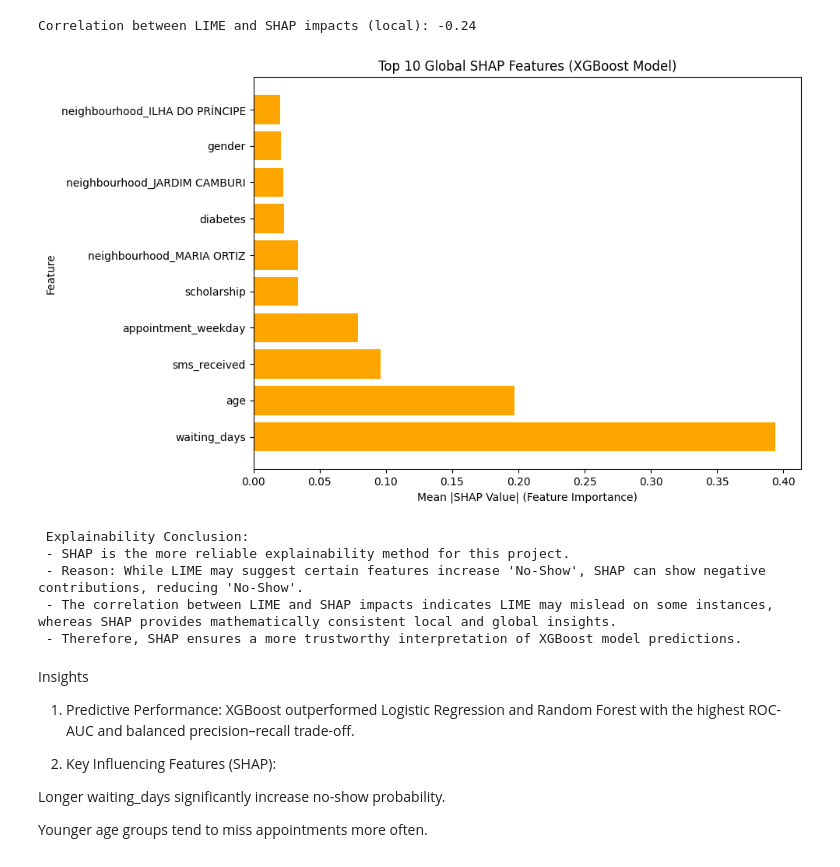
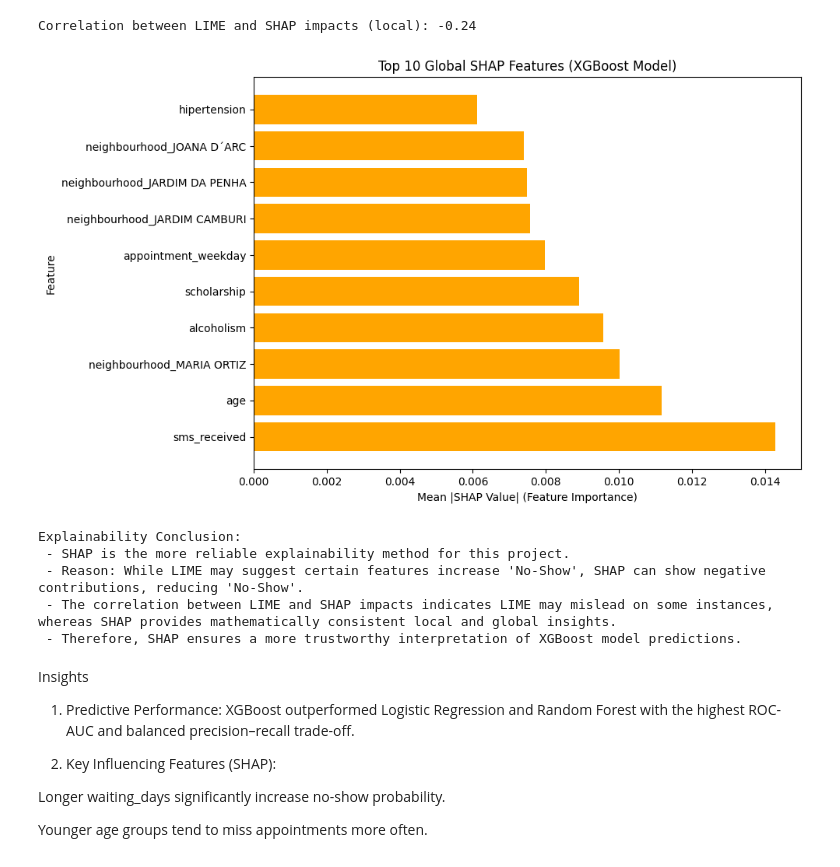
Before and after one commit to codedbyanakha/patient-no-show-prediction, a Jupyter notebook: Mini_project1.ipynb, the cells around one changed output. Saved outputs shown, nothing was run; the diff lists cells and outputs as text; code cells hidden in the pictures.

```diff
--- a/Mini_project1.ipynb
+++ b/Mini_project1.ipynb
@@ -858,39 +858,48 @@ print(f"Correlation between LIME and SHAP impacts (local): {corr:.2f}")
 [figure]
 Correlation between LIME and SHAP impacts (local): -0.24
 # %%
-# Conclusion
-# Top 10 Global SHAP Features
+# Global SHAP Setup (to define shap_values)
+import shap
+import pandas as pd
+
+# Prepare a smaller test sample for SHAP visualization (for speed)
+X_test_sample = pd.DataFrame(X_test_scaled[:200], columns=X_test.columns)
+features = X_test.columns  # Redundant, but kept for clarity
+
+# Initialize SHAP Explainer
+explainer = shap.Explainer(model_xgb.predict_proba, X_test_sample)
+shap_values = explainer(X_test_sample)  # This defines shap_values as Explanation object
+
+# Conclusion: Top 10 Global SHAP Features
 import numpy as np
 import matplotlib.pyplot as plt
 
-# Handle shap_values if it's a list (multi-class) vs array
-shap_array = shap_values
-if isinstance(shap_values, list):
-    shap_array = shap_values[1]  # class 1 ('No-Show')
+# Access SHAP values for class 1 ('No-Show') from the Explanation object
+shap_class1 = shap_values.values[..., 1]  # Shape: (n_samples, n_features)
 
 # Compute mean absolute SHAP values across all samples
-mean_abs_shap = np.abs(shap_array).mean(axis=0)
+mean_abs_shap = np.abs(shap_class1).mean(axis=0)
 
 # Top 10 features by importance
 top_features_idx = np.argsort(mean_abs_shap)[-10:]
 top_features = X_test.columns[top_features_idx]
 top_shap_vals = mean_abs_shap[top_features_idx]
 
 # Horizontal bar plot
-plt.figure(figsize=(10,6))
+plt.figure(figsize=(10, 6))
 plt.barh(top_features, top_shap_vals, color="orange")
 plt.xlabel("Mean |SHAP Value| (Feature Importance)")
 plt.ylabel("Feature")
 plt.title("Top 10 Global SHAP Features (XGBoost Model)")
-plt.gca().invert_yaxis()  # largest at top
+plt.gca().invert_yaxis()  # Largest at top
 plt.tight_layout()
 plt.savefig("final_shap_global_top10.png", dpi=300)
 plt.show()
 
-print("\n Explainability Conclusion:")
+print("\nExplainability Conclusion:")
 print(" - SHAP is the more reliable explainability method for this project.")
 print(" - Reason: While LIME may suggest certain features increase 'No-Show', SHAP can show negative contributions, reducing 'No-Show'.")
 print(" - The correlation between LIME and SHAP impacts indicates LIME may mislead on some instances, whereas SHAP provides mathematically consistent local and global insights.")
 print(" - Therefore, SHAP ensures a more trustworthy interpretation of XGBoost model predictions.\n")
 # %% [output]
-[figure, old version]
+[figure, new version]
```
